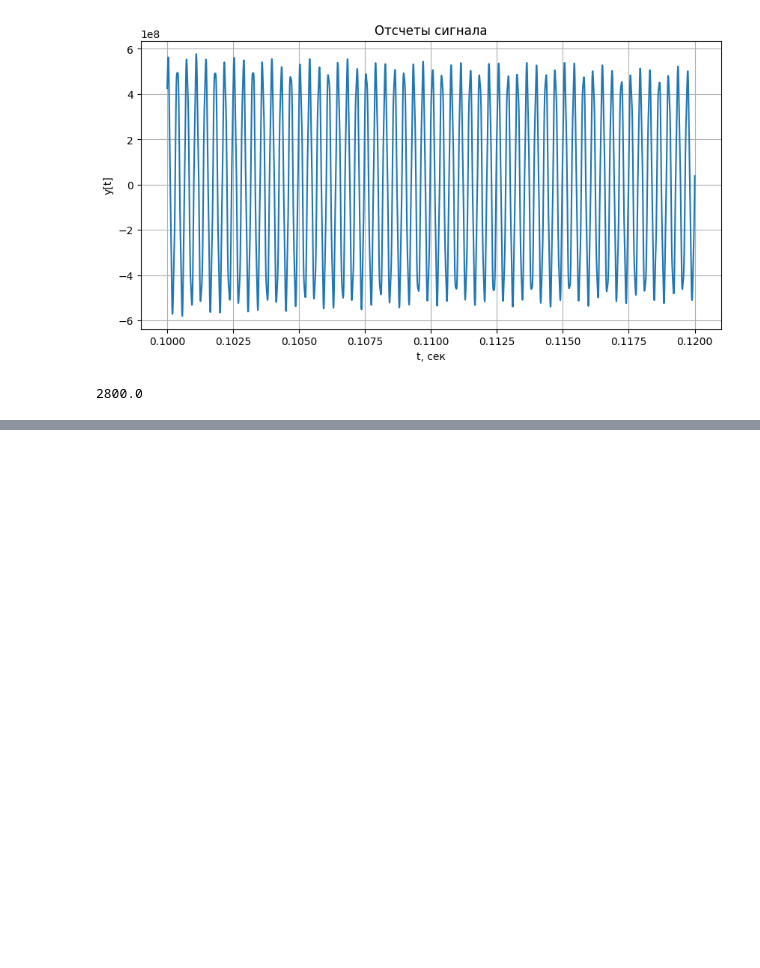
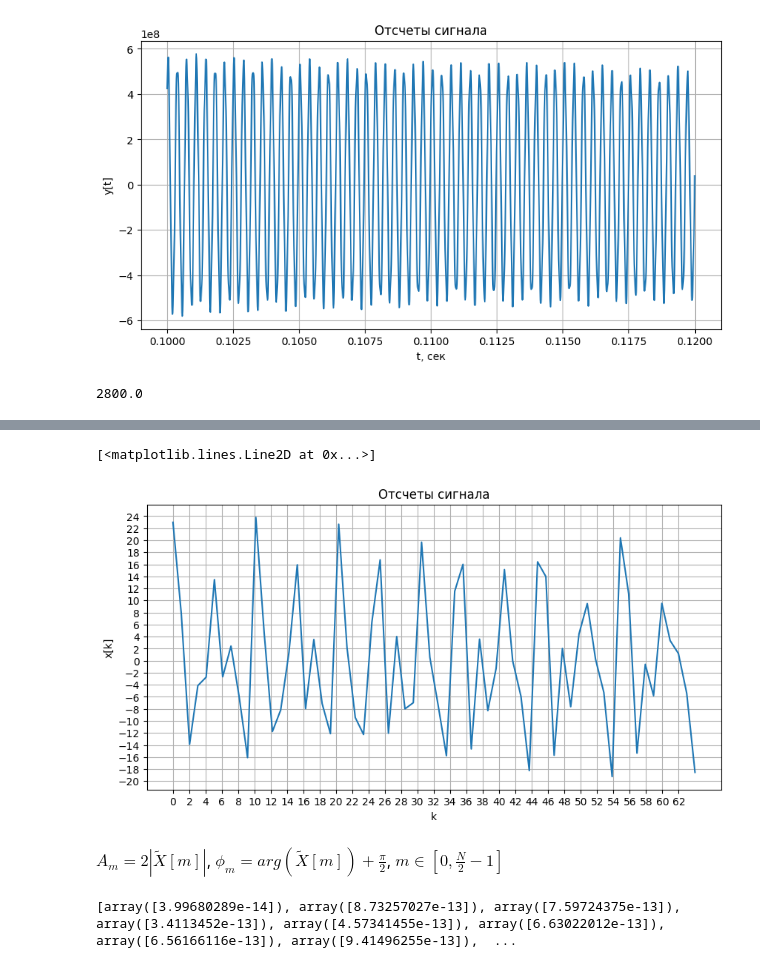
Before and after one commit to RustamSubkhankulov/radiophys, a Jupyter notebook: lab2.ipynb, the cells around one changed output, grey strips where cells are left out. Cells and saved outputs as stored; diff of their text form; code cells hidden in the pictures; blank space fills up the shorter version.

```diff
--- a/lab2.ipynb
+++ b/lab2.ipynb
@@ -155,0 +164,39 @@ print(freq)
+# %%
+npy_data = np.load('data/1_2.npy')
+
+n = len(npy_data)
+x_k = np.array(npy_data)
+k = np.linspace(0, n, n)
+
+plt.figure(figsize=[10,5])
+plt.xticks(np.arange(0, n, 2))
+plt.yticks(np.arange(-20, +26, 2))
+
+plt.grid()
+plt.title('Отсчеты сигнала')
+plt.xlabel('k')
+plt.ylabel('x[k]')
+
+plt.plot(k, x_k)
+# %% [output]
+[<matplotlib.lines.Line2D at 0x...>]
+[figure, added]
+# %% [markdown]
+$A_{m}=2|\tilde{X}[m]|$, $\phi_{m}=arg(\tilde{X}[m])+\frac{\pi}{2}$, $m \in [0,\frac{N}{2}-1]$
+# %%
+M     = int(n/2 - 1)
+A_m   = np.zeros(shape=(M, 1))
+phi_m = np.zeros(shape=(M, 1))
+
+dft_x_k = np.fft.fft(x_k)
+
+for idx in range(0,M):
+    A_m[idx]   = 2 * np.abs(dft_x_k[idx])
+    phi_m[idx] = np.angle(dft_x_k[idx]) + np.pi / 2
+
+A_m = [A_m[idx] for idx in range(lenA_m if np.abs(A_k) > 0]
+phi_m = [phi_m[idx] for idx in range(len(A_m)) if np.abs(A_m[idx]) > 0]
+
+print(A_m)
+# %% [output]
+[array([3.99680289e-14]), array([8.73257027e-13]), array([7.59724375e-13]), array([3.4113452e-13]), array([4.57341455e-13]), array([6.63022012e-13]), array([6.56166116e-13]), array([9.41496255e-13]),  ...
```
Also changed, not shown: parts of 3 cells of this notebook, 1 other file.
